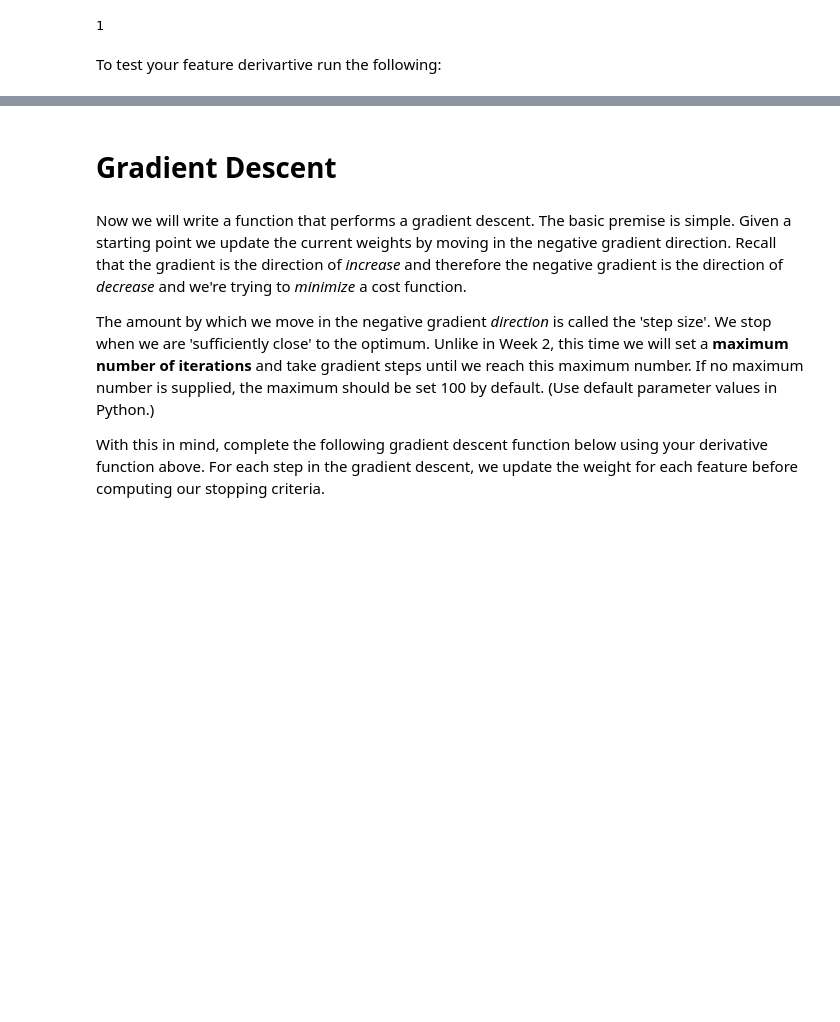
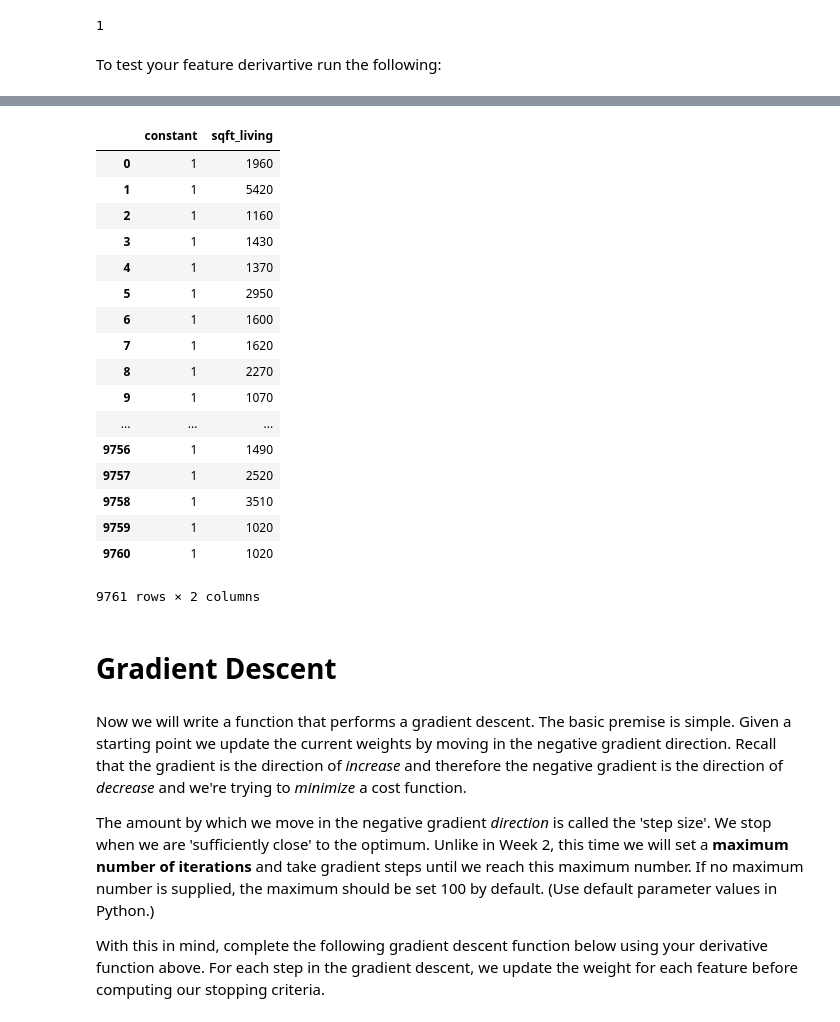
Before and after one commit to manjeet87/MachineLearning_Coursera, a Jupyter notebook: Regression/Week4/week-4-ridge-regression-assignment-2-blank.ipynb, the cells around one changed output, grey strips where cells are left out. Saved outputs shown, nothing was run; the diff lists cells and outputs as text; code cells hidden in the pictures; blank space fills up the shorter version.

```diff
--- a/Regression/Week4/week-4-ridge-regression-assignment-2-blank.ipynb
+++ b/Regression/Week4/week-4-ridge-regression-assignment-2-blank.ipynb
@@ -50,9 +50,9 @@ As in Week 2, we convert the SFrame into a 2D Numpy array. Copy and paste `get_n
 def get_numpy_data(data, features, output):
     featureData = pd.DataFrame()
     featureData[features] = data[features]
-    featureData['constant'] = 1
+    featureData.insert(loc= 0, column= 'constant', value= 1)
     outData = data[output]
-    #print(featureData.info())
+    print(featureData.head())
     return featureData, outData
 # %% [markdown]
 Also, copy and paste the `predict_output()` function to compute the predictions for an entire matrix of features given the matrix and the weights:
@@ -164,3 +175,24 @@ IndexError: index 1 is out of bounds for axis 0 with size 1
+# %%
+example_features
+# %% [output]
+|  | constant | sqft_living |
+| 0 | 1 | 1960 |
+| 1 | 1 | 5420 |
+| 2 | 1 | 1160 |
+| 3 | 1 | 1430 |
+| 4 | 1 | 1370 |
+| 5 | 1 | 2950 |
+| 6 | 1 | 1600 |
+| 7 | 1 | 1620 |
+| 8 | 1 | 2270 |
+| 9 | 1 | 1070 |
+| ... | ... | ... |
+| 9756 | 1 | 1490 |
+| 9757 | 1 | 2520 |
+| 9758 | 1 | 3510 |
+| 9759 | 1 | 1020 |
+| 9760 | 1 | 1020 |
+9761 rows × 2 columns
 # %% [markdown]
 # Gradient Descent
 # %% [markdown]
```
Also changed, not shown: parts of 10 cells of this notebook, 2 other files.
